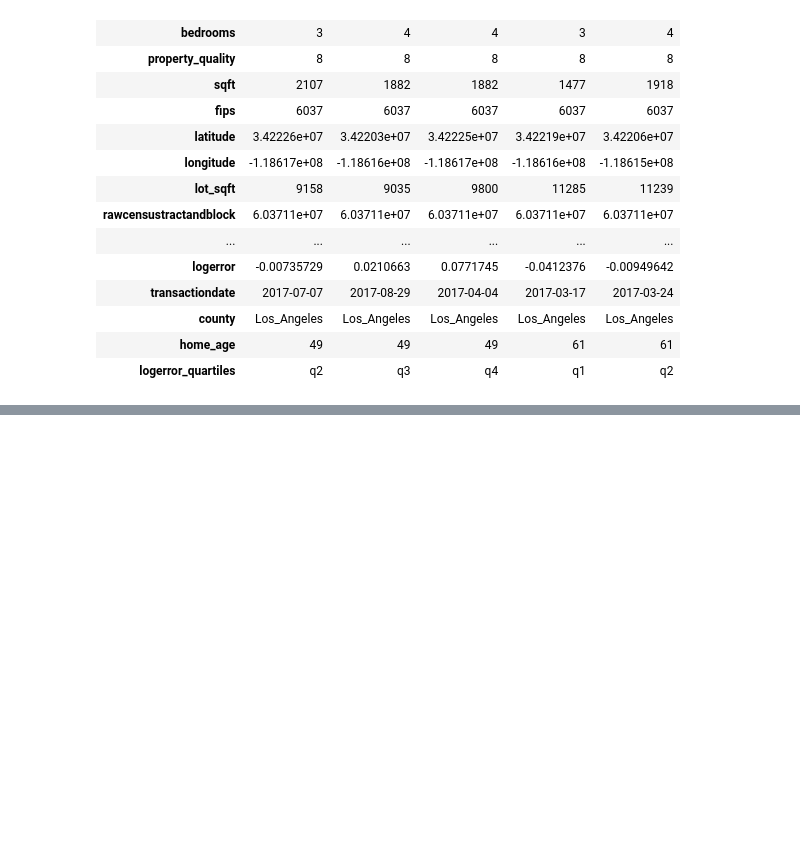
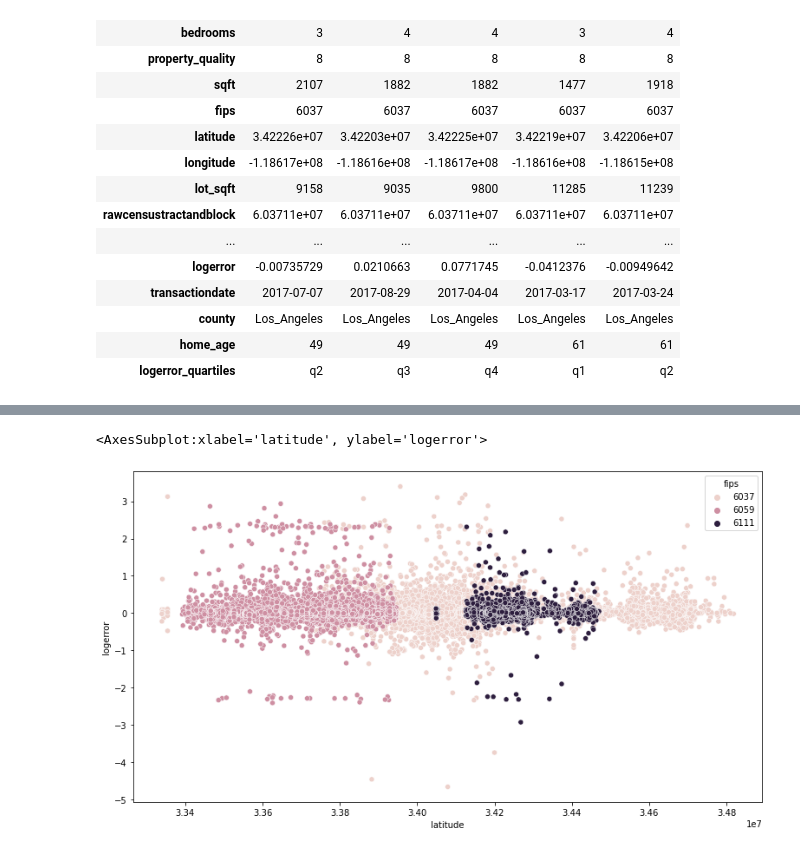
Before and after one commit to SKG-ZillowClusteringProject/zillow_clustering_project, a Jupyter notebook: notebooks/Lori.ipynb, the cells around one changed output, grey strips where cells are left out. Drawn from its saved outputs; the diff is of its cells as text; code cells hidden in the pictures; blank space fills up the shorter version.

```diff
--- a/notebooks/Lori.ipynb
+++ b/notebooks/Lori.ipynb
@@ -310,0 +62,2 @@ plt.show()
+# %%
+df.drop(columns=['Unnamed: 0'], inplace=True)
@@ -310,0 +314,6 @@ plt.show()
+# %%
+plt.figure(figsize=(13, 7))
+sns.scatterplot(data=new, x='latitude', y='logerror', hue='fips')
+# %% [output]
+<AxesSubplot:xlabel='latitude', ylabel='logerror'>
+[figure, added]
```
Also changed, not shown: parts of 59 cells of this notebook.
